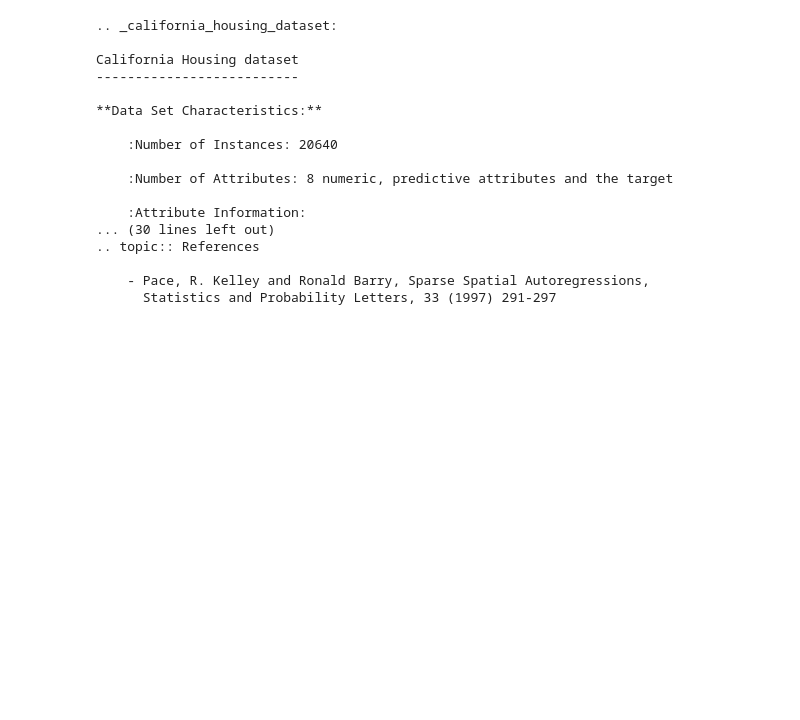
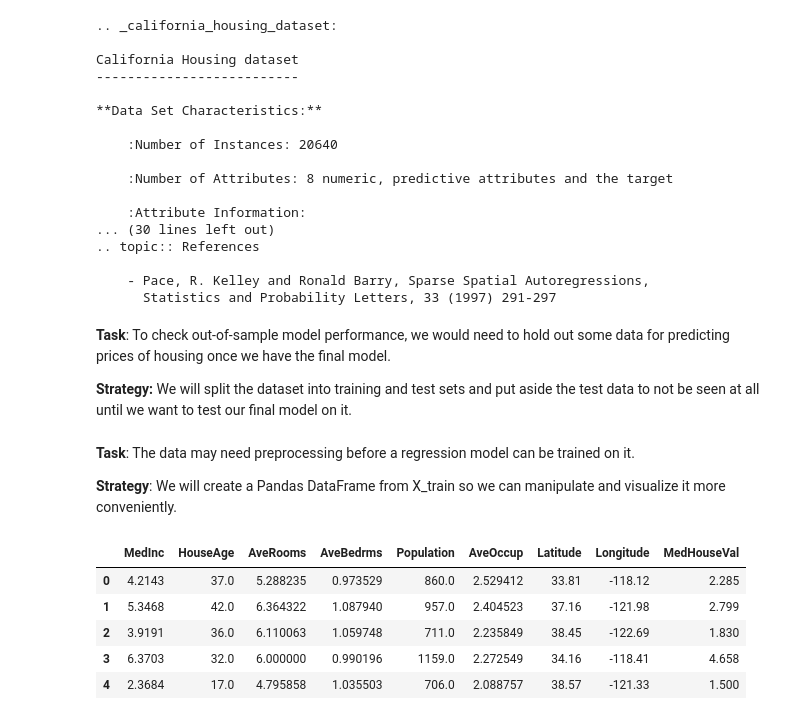
Before and after one commit to pranjal-s/machine-learning, a Jupyter notebook: main.ipynb, the cells around one changed output. Drawn from its saved outputs; the diff is of its cells as text; code cells hidden in the pictures; blank space fills up the shorter version.

```diff
--- a/main.ipynb
+++ b/main.ipynb
@@ -58,3 +66,7 @@ California Housing dataset
 
     - Pace, R. Kelley and Ronald Barry, Sparse Spatial Autoregressions,
       Statistics and Probability Letters, 33 (1997) 291-297
+# %% [markdown]
+**Task**: To check out-of-sample model performance, we would need to hold out some data for predicting prices of housing once we have the final model.
+
+**Strategy:** We will split the dataset into training and test sets and put aside the test data to not be seen at all until we want to test our final model on it.
@@ -60,0 +77,15 @@ California Housing dataset
+# %% [markdown]
+**Task**: The data may need preprocessing before a regression model can be trained on it.
+
+**Strategy**: We will create a Pandas DataFrame from X_train so we can manipulate and visualize it more conveniently.
+# %%
+df = pd.DataFrame(X_train, columns=housing.feature_names)
+df['MedHouseVal'] = y_train
+df.head()
+# %% [output]
+|  | MedInc | HouseAge | AveRooms | AveBedrms | Population | AveOccup | Latitude | Longitude | MedHouseVal |
+| 0 | 4.2143 | 37.0 | 5.288235 | 0.973529 | 860.0 | 2.529412 | 33.81 | -118.12 | 2.285 |
+| 1 | 5.3468 | 42.0 | 6.364322 | 1.087940 | 957.0 | 2.404523 | 37.16 | -121.98 | 2.799 |
+| 2 | 3.9191 | 36.0 | 6.110063 | 1.059748 | 711.0 | 2.235849 | 38.45 | -122.69 | 1.830 |
+| 3 | 6.3703 | 32.0 | 6.000000 | 0.990196 | 1159.0 | 2.272549 | 34.16 | -118.41 | 4.658 |
+| 4 | 2.3684 | 17.0 | 4.795858 | 1.035503 | 706.0 | 2.088757 | 38.57 | -121.33 | 1.500 |
```
Also changed, not shown: parts of 15 cells of this notebook.
